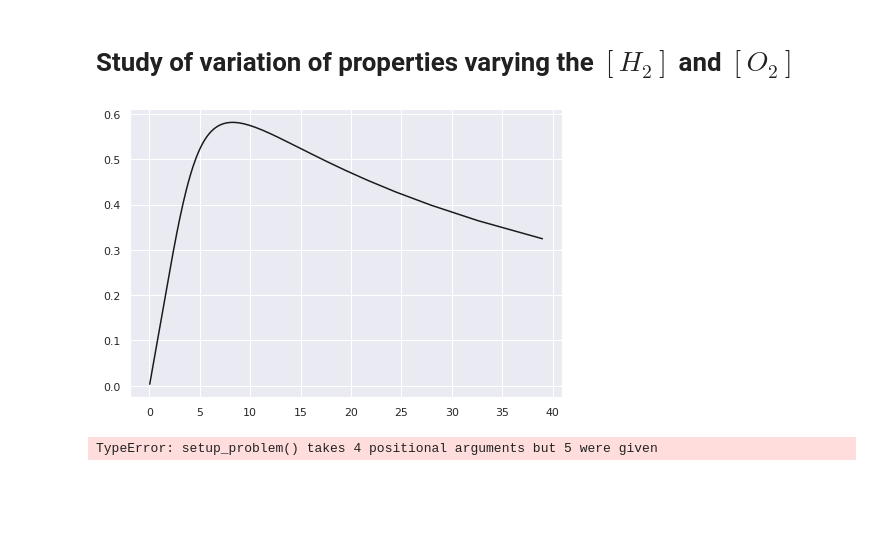
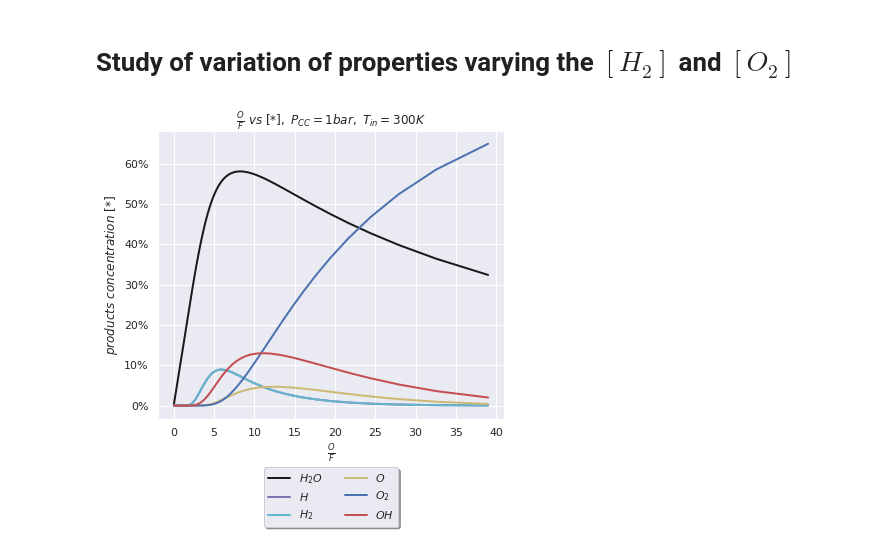
Before and after one commit to antoniopucciarelli/CEA_case, a Jupyter notebook: combustion1.ipynb, the cells around one changed output. Saved outputs shown, nothing was run; the diff lists cells and outputs as text; code cells hidden in the pictures; blank space fills up the shorter version.

```diff
--- a/combustion1.ipynb
+++ b/combustion1.ipynb
@@ -202,7 +195,7 @@ def setup_problem(P_vec,T_vec,H2_vec,O2_vec):
 # %% [markdown]
 # Study of variation of properties varying the $ T $
 # %%
-CC_T = np.array([COMB() for ii in range(0,len(T))])
+CC_P = np.array([COMB() for ii in range(0,len(T))])
 
 for ii,temperature in enumerate(T):
     pressure = 1
@@ -248,31 +241,33 @@ plt.show()
 # %%
 CC_C = np.array([COMB() for ii in range(0,len(H2_vec))])
 
 for ii,h2 in enumerate(H2_vec):
     temperature = 300
     pressure    = 1
     CC_C[ii].problem_generation(temperature,pressure,h2,O2_vec[ii],'case_01.inp')
     os.system('bash ./CEA_case')
     CC_C[ii].get_data('case_01.plt')
 
 # getting data from object list
 t, p, of, m, cp, H, H2, O, O2, O3, OH, H2O, H2OL = print_list(CC_C)
 
 # plotting data
 sbn.set_theme()
 fig3 = plt.figure()
 ax3  = fig3.add_axes([0,0,1,1])
-ax3.plot(of,H2O,'k')
+ax3.plot(of,H2O,'k',label=r'$H_2O$', linewidth=2)
+ax3.plot(of,H,'m',  label=r'$H$', linewidth=2)
+ax3.plot(of,H2,'c', label=r'$H_2$', linewidth=2)
+ax3.plot(of,O,'y',  label=r'$O$', linewidth=2)
+ax3.plot(of,O2,'b', label=r'$O_2$', linewidth=2)
+ax3.plot(of,OH,'r', label=r'$OH$', linewidth=2)
+chartBox = ax3.get_position()
+ax3.set_position([chartBox.x0, chartBox.y0, chartBox.width*0.8, chartBox.height])
+ax3.legend(loc='upper center', bbox_to_anchor=(0.5, -0.15), shadow=True, ncol=2)
+plt.title(r'$\frac{O}{F} \ vs \  [*], \  P_{CC} = ' + str(pressure) + 'bar, \ T_{in} = ' + str(temperature) +  'K$')
+plt.xlabel(r'$\frac{O}{F}$')
+plt.ylabel(r'$products \ concentration \ [*]$')
+plt.gca().set_yticklabels(['{:.0f}%'.format(x*100) for x in plt.gca().get_yticks()])
 plt.show()
 # %% [output]
-[figure, old version]
+[figure, new version]
-# %%
-P_vec  = np.linspace(1,100,200)
-T_vec  = np.ones((200,1)) * 300
-H2_vec = np.linspace(0.02,0.98,200)
-O2_vec = 1 - H2_vec
-PLT    = np.array([['t','O','fig1'],['t','H','fig1'],['t','H2O','fig1']])
-
-setup_problem(P_vec,T_vec,H2_vec,O2_vec,PLT)
-# %% [output]
-TypeError: setup_problem() takes 4 positional arguments but 5 were given
```
Also changed, not shown: parts of 2 cells of this notebook, 3 other files.
